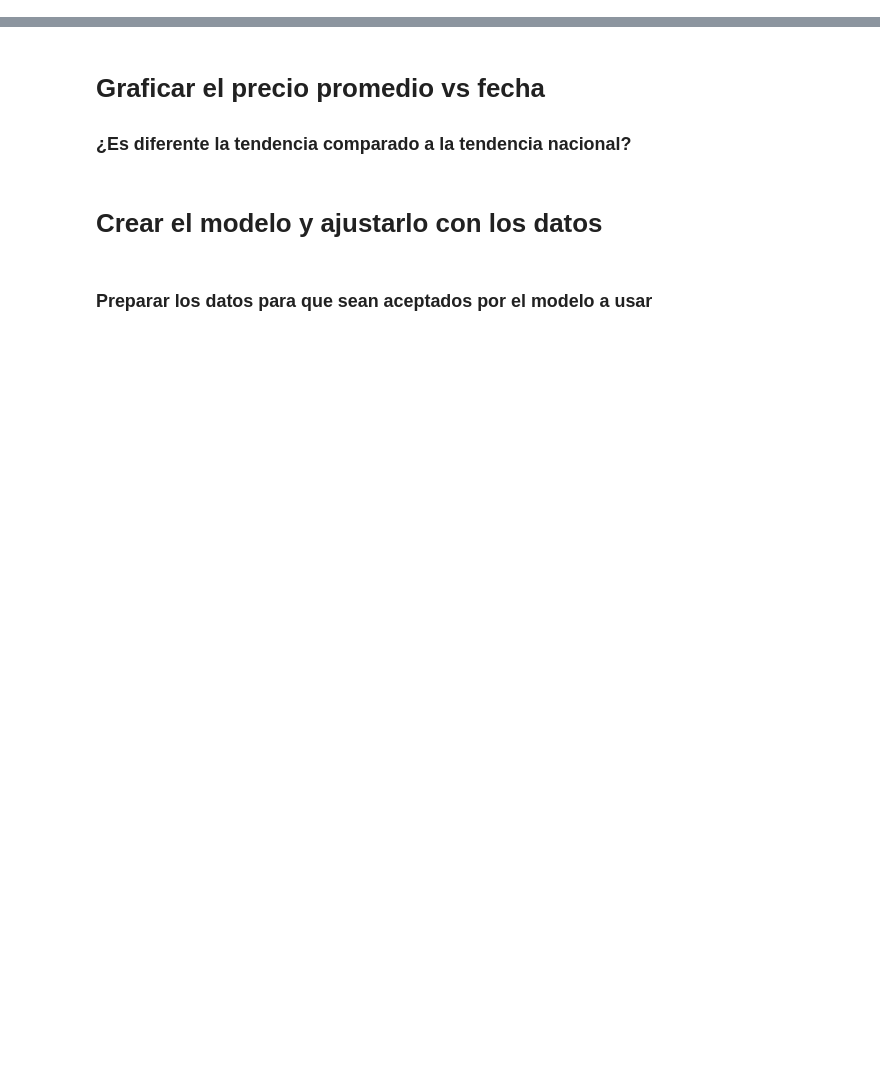
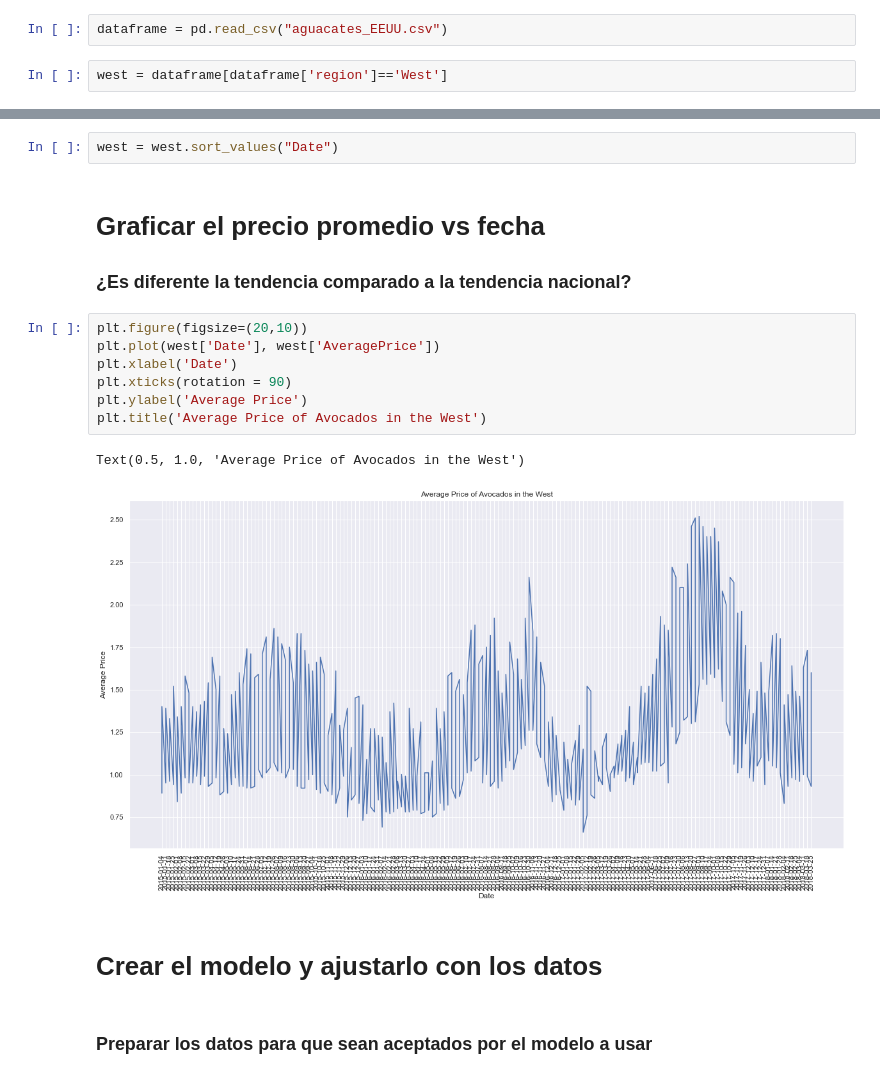
Before and after one commit to JosePabloPonce/laboratoiro-9-data-science, a Jupyter notebook: Lab 9 Prediccion precios aguacates.ipynb, the cells around one changed output, grey strips where cells are left out. Cells and saved outputs as stored; diff of their text form; blank space fills up the shorter version.

```diff
--- a/Lab 9 Prediccion precios aguacates.ipynb
+++ b/Lab 9 Prediccion precios aguacates.ipynb
@@ -239,3 +319,7 @@ dataframe
 ### Repetir el ejercicio pero solo con la región oeste "West" de los EEUU
 # %% [markdown]
 ### Leer el archivo de datos
+# %%
+dataframe = pd.read_csv("aguacates_EEUU.csv")
+# %%
+west = dataframe[dataframe['region']=='West']
@@ -242,9 +342,21 @@ dataframe
 # %% [markdown]
 ### Por si acaso no están ordenadas las observaciones
+# %%
+west = west.sort_values("Date")
 # %% [markdown]
 # Graficar el precio promedio vs fecha
 
 ### ¿Es diferente la tendencia comparado a la tendencia nacional?
+# %%
+plt.figure(figsize=(20,10))
+plt.plot(west['Date'], west['AveragePrice'])
+plt.xlabel('Date')
+plt.xticks(rotation = 90)
+plt.ylabel('Average Price')
+plt.title('Average Price of Avocados in the West')
+# %% [output]
+Text(0.5, 1.0, 'Average Price of Avocados in the West')
+[figure, added]
 # %% [markdown]
 # Crear el modelo y ajustarlo con los datos
 # %% [markdown]
```
Also changed, not shown: parts of 13 cells of this notebook.
